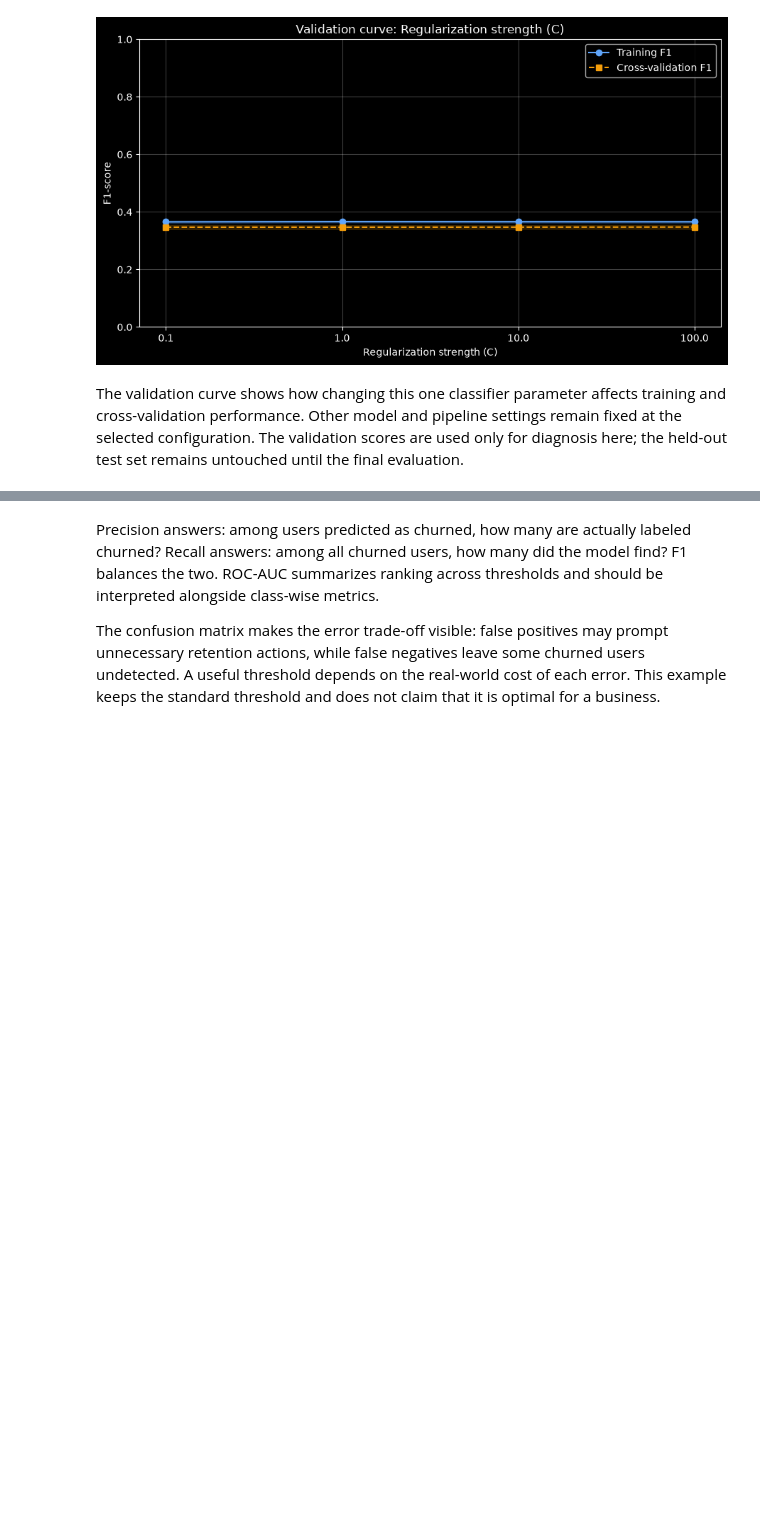
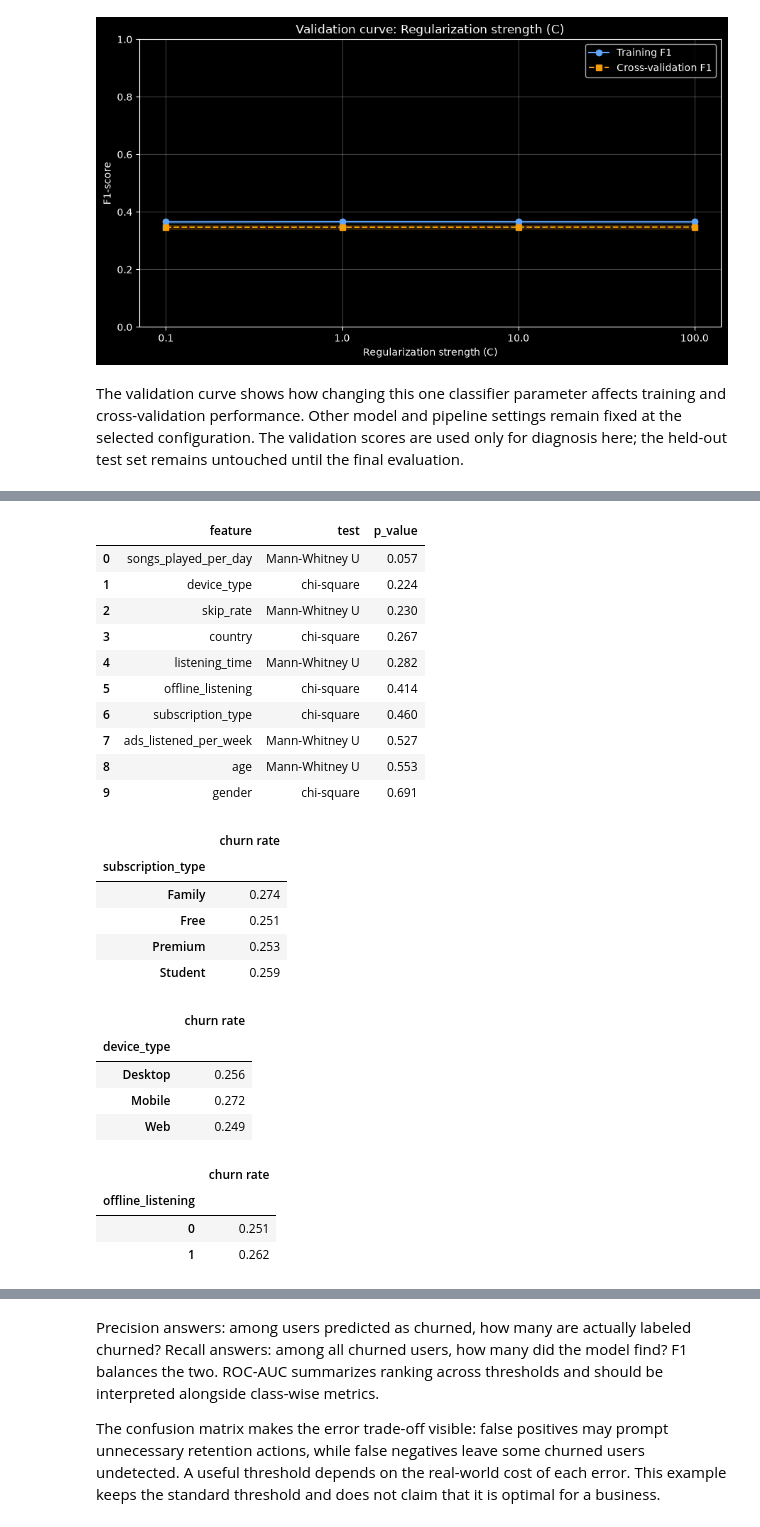
Before and after one commit to enricomaineri/MachineLearning_project, a Jupyter notebook: MachineLearning_project.ipynb, the cells around one changed output, grey strips where cells are left out. Cells and saved outputs as stored; diff of their text form; code cells hidden in the pictures; blank space fills up the shorter version.

```diff
--- a/MachineLearning_project.ipynb
+++ b/MachineLearning_project.ipynb
@@ -460,0 +472,48 @@ The validation curve shows how changing this one classifier parameter affects tr
+# %%
+# Univariate association between each feature and churn (training data only).
+train_df = X_train.assign(**{TARGET: y_train})
+rows = []
+for column in numeric_features:
+    churned = train_df.loc[train_df[TARGET] == 1, column]
+    retained = train_df.loc[train_df[TARGET] == 0, column]
+    p_value = stats.mannwhitneyu(churned, retained).pvalue
+    rows.append({"feature": column, "test": "Mann-Whitney U", "p_value": p_value})
+for column in nominal_features + ordinal_features + binary_features:
+    table = pd.crosstab(train_df[column], train_df[TARGET])
+    p_value = stats.chi2_contingency(table)[1]
+    rows.append({"feature": column, "test": "chi-square", "p_value": p_value})
+
+univariate = pd.DataFrame(rows).sort_values("p_value").reset_index(drop=True)
+display(univariate.round({"p_value": 3}))
+
+# Churn rate per category: if features mattered, these rates would differ visibly.
+for column in ["subscription_type", "device_type", "offline_listening"]:
+    rates = train_df.groupby(column)[TARGET].mean().rename("churn rate")
+    display(rates.to_frame().round(3))
+# %% [output]
+|  | feature | test | p_value |
+| 0 | songs_played_per_day | Mann-Whitney U | 0.057 |
+| 1 | device_type | chi-square | 0.224 |
+| 2 | skip_rate | Mann-Whitney U | 0.230 |
+| 3 | country | chi-square | 0.267 |
+| 4 | listening_time | Mann-Whitney U | 0.282 |
+| 5 | offline_listening | chi-square | 0.414 |
+| 6 | subscription_type | chi-square | 0.460 |
+| 7 | ads_listened_per_week | Mann-Whitney U | 0.527 |
+| 8 | age | Mann-Whitney U | 0.553 |
+| 9 | gender | chi-square | 0.691 |
+|  | churn rate |
+| subscription_type |  |
+| Family | 0.274 |
+| Free | 0.251 |
+| Premium | 0.253 |
+| Student | 0.259 |
+|  | churn rate |
+| device_type |  |
+| Desktop | 0.256 |
+| Mobile | 0.272 |
+| Web | 0.249 |
+|  | churn rate |
+| offline_listening |  |
+| 0 | 0.251 |
+| 1 | 0.262 |
```
Also changed, not shown: parts of 9 cells of this notebook, 2 other files.
